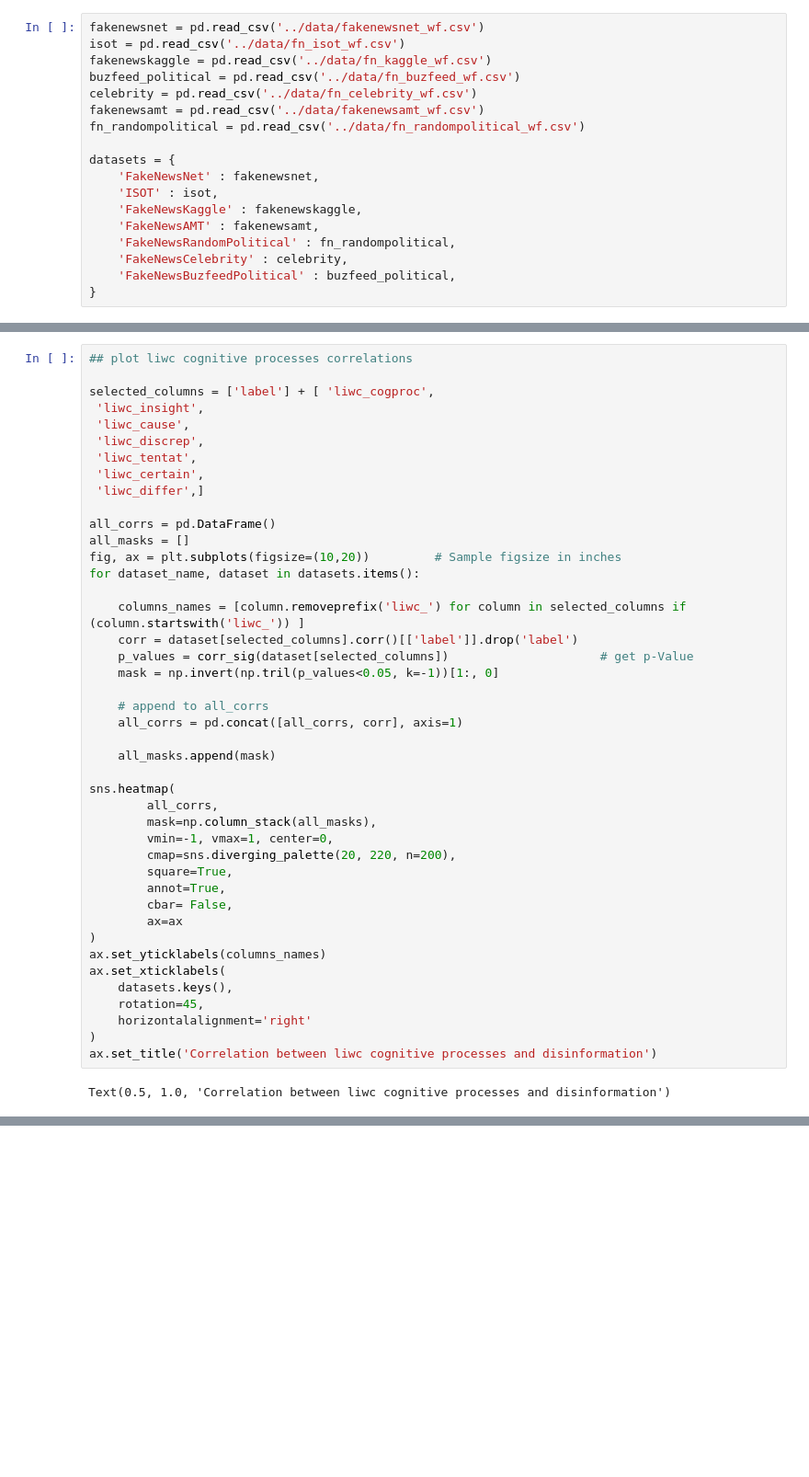
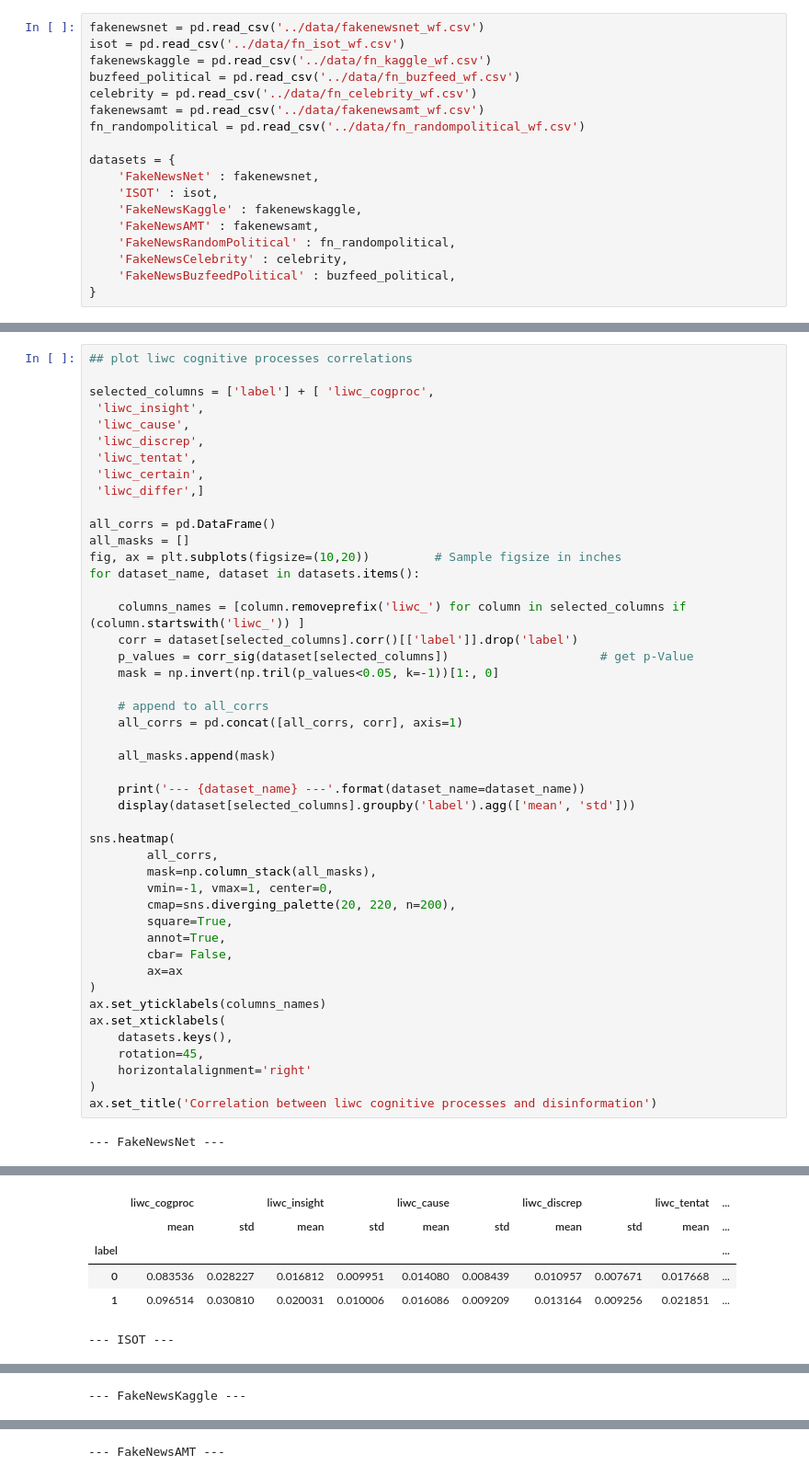
Before and after one commit to chavinvan/fake-news-detection, a Jupyter notebook: fn_detection/ml/FeatureAnalysis.ipynb, the cells around one changed output, grey strips where cells are left out. Shown at 92% size. Drawn from its saved outputs; the diff is of its cells as text; blank space fills up the shorter version.

```diff
--- a/fn_detection/ml/FeatureAnalysis.ipynb
+++ b/fn_detection/ml/FeatureAnalysis.ipynb
@@ -468,6 +809,9 @@ for dataset_name, dataset in datasets.items():
 
     all_masks.append(mask)
 
+    print('--- {dataset_name} ---'.format(dataset_name=dataset_name))
+    display(dataset[selected_columns].groupby('label').agg(['mean', 'std']))
+
 sns.heatmap(
         all_corrs,
         mask=np.column_stack(all_masks),
@@ -486,4 +830,4 @@ ax.set_xticklabels(
 )
 ax.set_title('Correlation between liwc cognitive processes and disinformation')
 # %% [output]
-Text(0.5, 1.0, 'Correlation between liwc cognitive processes and disinformation')
+--- FakeNewsNet ---
@@ -490,0 +834,6 @@ Text(0.5, 1.0, 'Correlation between liwc cognitive processes and disinformation'
+|  | liwc_cogproc |  | liwc_insight |  | liwc_cause |  | liwc_discrep |  | liwc_tentat | ... |
+|  | mean | std | mean | std | mean | std | mean | std | mean | ... |
+| label |  |  |  |  |  |  |  |  |  | ... |
+| 0 | 0.083536 | 0.028227 | 0.016812 | 0.009951 | 0.014080 | 0.008439 | 0.010957 | 0.007671 | 0.017668 | ... |
+| 1 | 0.096514 | 0.030810 | 0.020031 | 0.010006 | 0.016086 | 0.009209 | 0.013164 | 0.009256 | 0.021851 | ... |
+--- ISOT ---
@@ -490,0 +845 @@ Text(0.5, 1.0, 'Correlation between liwc cognitive processes and disinformation'
+--- FakeNewsKaggle ---
@@ -490,0 +851 @@ Text(0.5, 1.0, 'Correlation between liwc cognitive processes and disinformation'
+--- FakeNewsAMT ---
```
Also changed, not shown: parts of 18 cells of this notebook.
